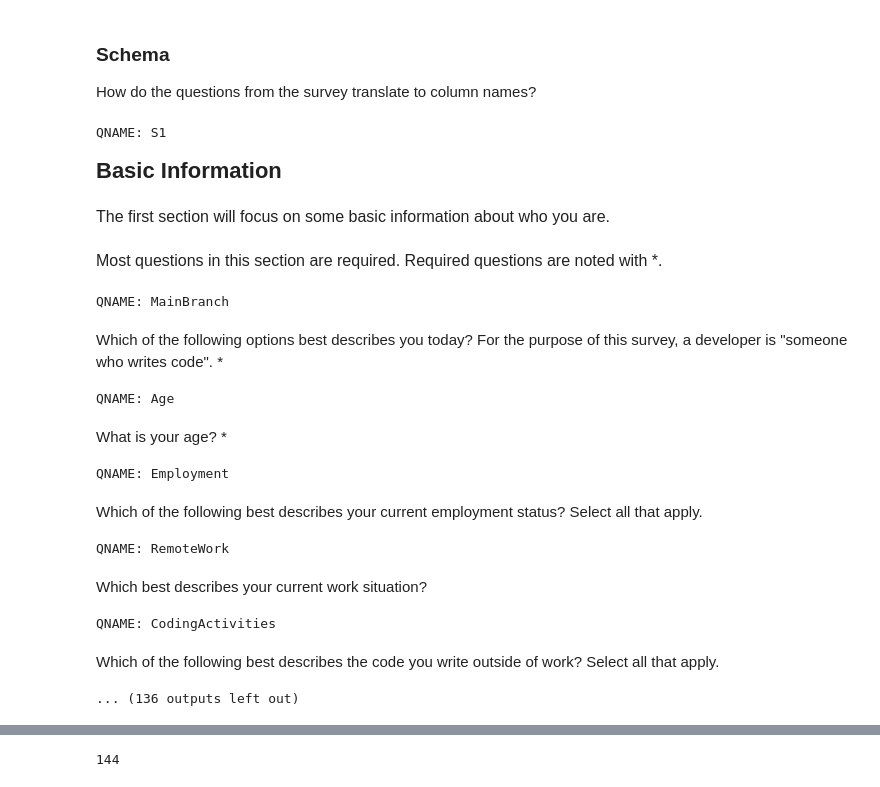
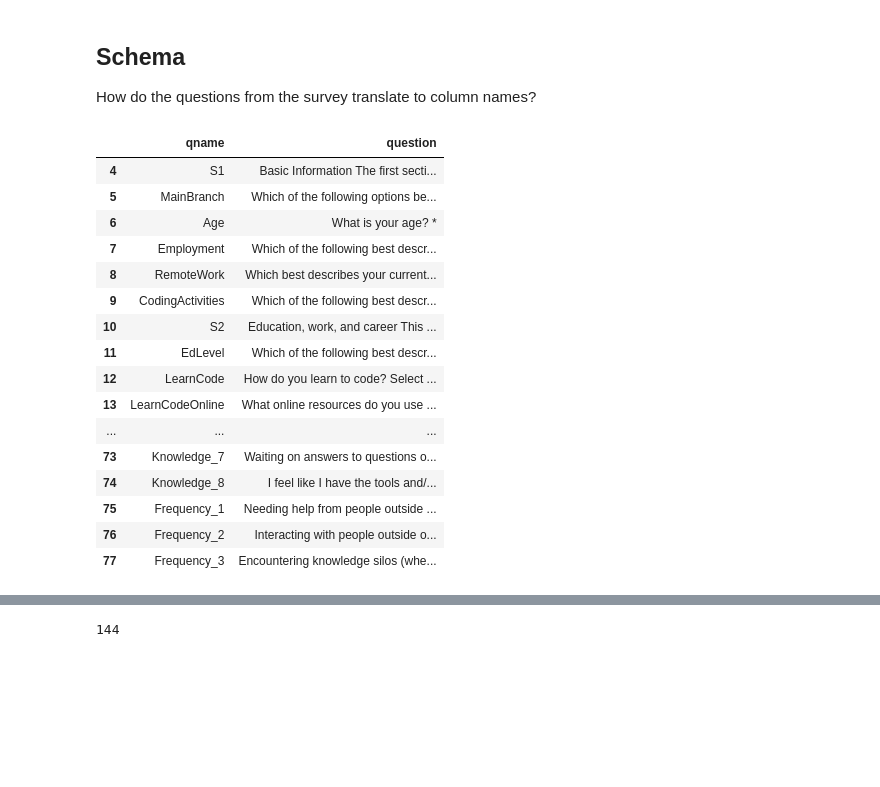
Before and after one commit to YKarsten/Annual-developer-survey-analysis, a Jupyter notebook: SO-2023-survey.ipynb, the cells around one changed output, grey strips where cells are left out. Cells and saved outputs as stored; diff of their text form; code cells hidden in the pictures; blank space fills up the shorter version.

```diff
--- a/SO-2023-survey.ipynb
+++ b/SO-2023-survey.ipynb
@@ -46,43 +43,42 @@ Name: count, dtype: int64
 # %% [markdown]
-### Schema
+## Schema
 
 How do the questions from the survey translate to column names?
 # %%
-from IPython.display import HTML, display
-import pandas as pd
-
 # Load the schema file
 schema = pd.read_csv("stack-overflow-developer-survey-2023/survey_results_schema.csv")
 
 # To prevent truncation of columns, change the default options
 pd.set_option('display.max_colwidth', None)
 
 # To prevent truncation of cells, change the default options
 pd.set_option('display.max_rows', None)
 
-# Function to display HTML content correctly
-def display_html_content(html):
-    display(HTML(html))
+# Truncate introductory text
+schema_display = schema[["qname", "question"]][4:]
 
-# Apply the display_html_content function to each row in the DataFrame
-for index, row in schema[4:].iterrows():
-    qname = row['qname']
-    question = row['question']
-    print(f"QNAME: {qname}")
-    display_html_content(question)
+# Define the styles for the display, Set the alignment for the 'question' column to the left
+styles = [
+    {'selector': 'td', 'props': [('text-align', 'left')]}
+]
+
+# Apply styles to the DataFrame
+schema_display.style.set_table_styles(styles)
 # %% [output]
-QNAME: S1
-Basic Information
-The first section will focus on some basic information about who you are.
-Most questions in this section are required. Required questions are noted with *.
-QNAME: MainBranch
-Which of the following options best describes you today? For the purpose of this survey, a developer is "someone who writes code". *
-QNAME: Age
-What is your age? *
-QNAME: Employment
-Which of the following best describes your current employment status? Select all that apply.
-QNAME: RemoteWork
-Which best describes your current work situation?
-QNAME: CodingActivities
-Which of the following best describes the code you write outside of work? Select all that apply.
-... (136 outputs left out)
+|  | qname | question |
+| 4 | S1 | Basic Information The first secti... |
+| 5 | MainBranch | Which of the following options be... |
+| 6 | Age | What is your age? * |
+| 7 | Employment | Which of the following best descr... |
+| 8 | RemoteWork | Which best describes your current... |
+| 9 | CodingActivities | Which of the following best descr... |
+| 10 | S2 | Education, work, and career This ... |
+| 11 | EdLevel | Which of the following best descr... |
+| 12 | LearnCode | How do you learn to code? Select ... |
+| 13 | LearnCodeOnline | What online resources do you use ... |
+| ... | ... | ... |
+| 73 | Knowledge_7 | Waiting on answers to questions o... |
+| 74 | Knowledge_8 | I feel like I have the tools and/... |
+| 75 | Frequency_1 | Needing help from people outside ... |
+| 76 | Frequency_2 | Interacting with people outside o... |
+| 77 | Frequency_3 | Encountering knowledge silos (whe... |
```
Also changed, not shown: parts of 41 cells of this notebook.
